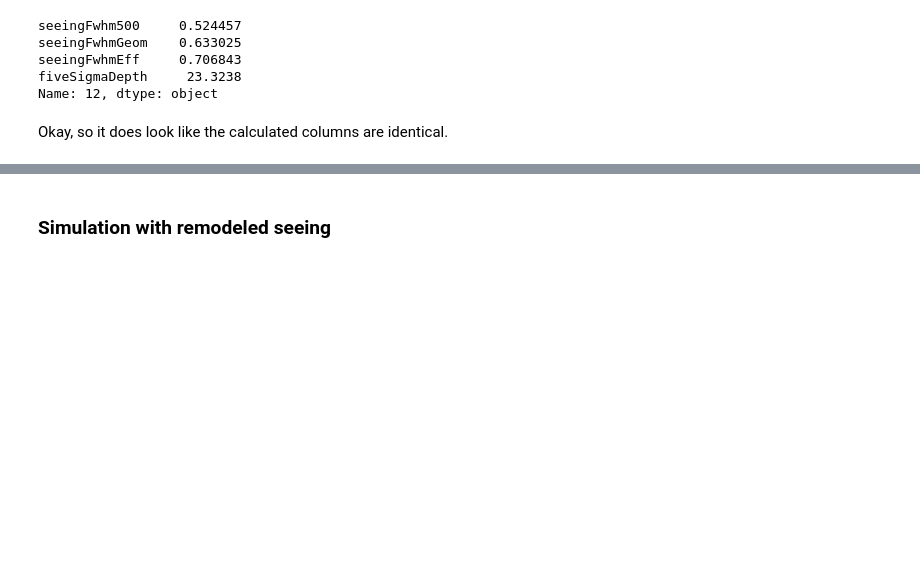
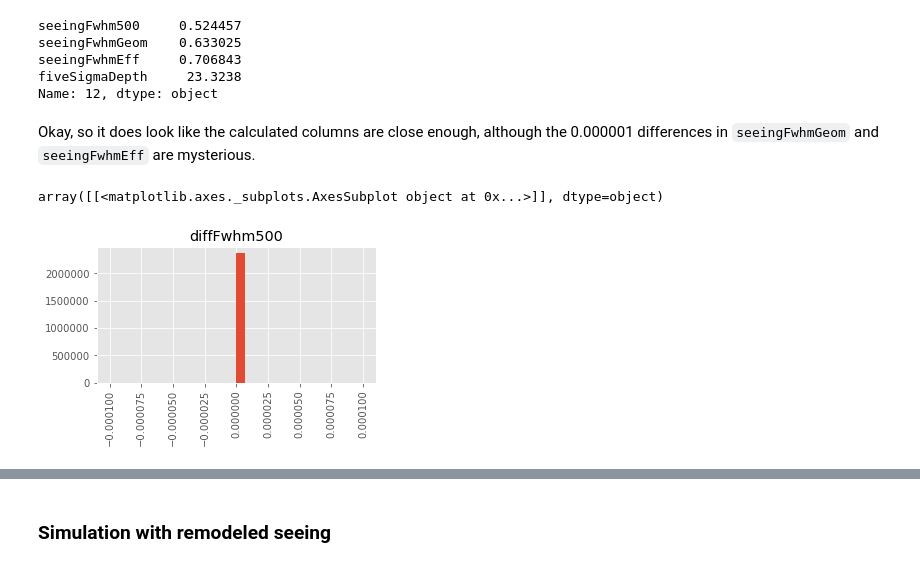
Before and after one commit to LSSTDESC/ObsStrat, a Jupyter notebook: doc/seeing/owsee_check.ipynb, the cells around one changed output, grey strips where cells are left out. Drawn from its saved outputs; the diff is of its cells as text; code cells hidden in the pictures; blank space fills up the shorter version.

```diff
--- a/doc/seeing/owsee_check.ipynb
+++ b/doc/seeing/owsee_check.ipynb
@@ -201,4 +178,4 @@ seeingFwhmEff     0.706843
 fiveSigmaDepth     23.3238
 Name: 12, dtype: object
 # %% [markdown]
-Okay, so it does look like the calculated columns are identical.
+Okay, so it does look like the calculated columns are close enough, although the 0.000001 differences in `seeingFwhmGeom` and `seeingFwhmEff` are mysterious.
@@ -204,0 +186,5 @@ Okay, so it does look like the calculated columns are identical.
+# %%
+df.hist(column='diffFwhm500', bins=30, range=[-0.0001, 0.0001], xrot=90)
+# %% [output]
+array([[<matplotlib.axes._subplots.AxesSubplot object at 0x...>]], dtype=object)
+[figure, added]
```
Also changed, not shown: parts of 24 cells of this notebook, 2 other files.
